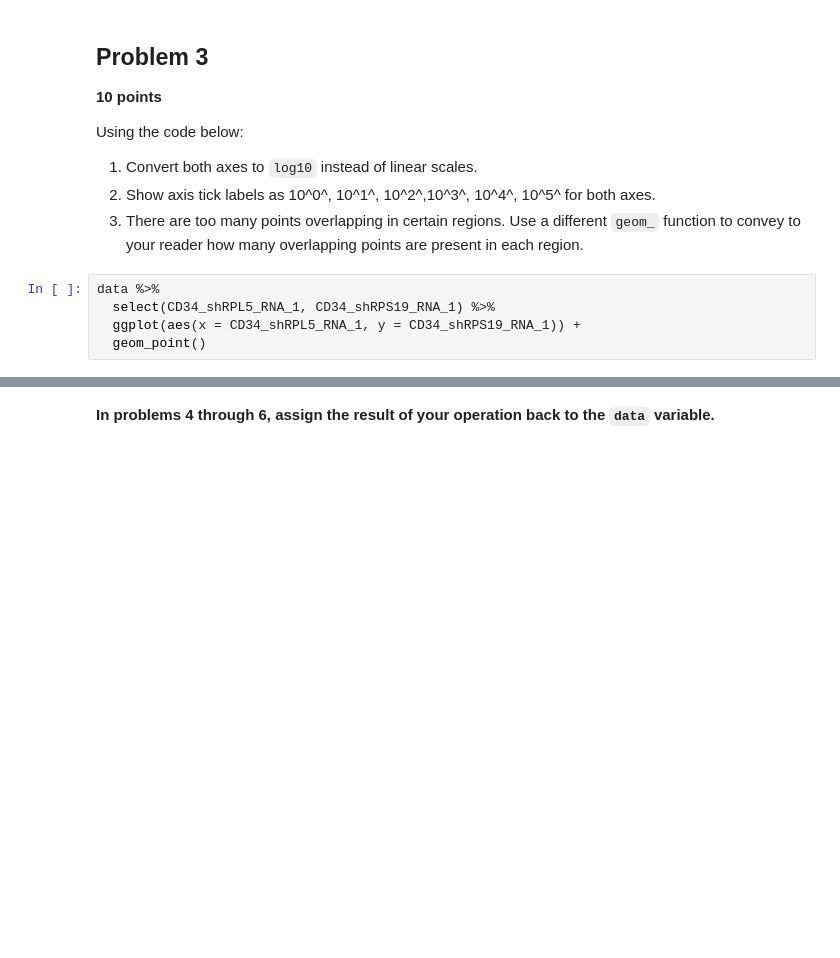
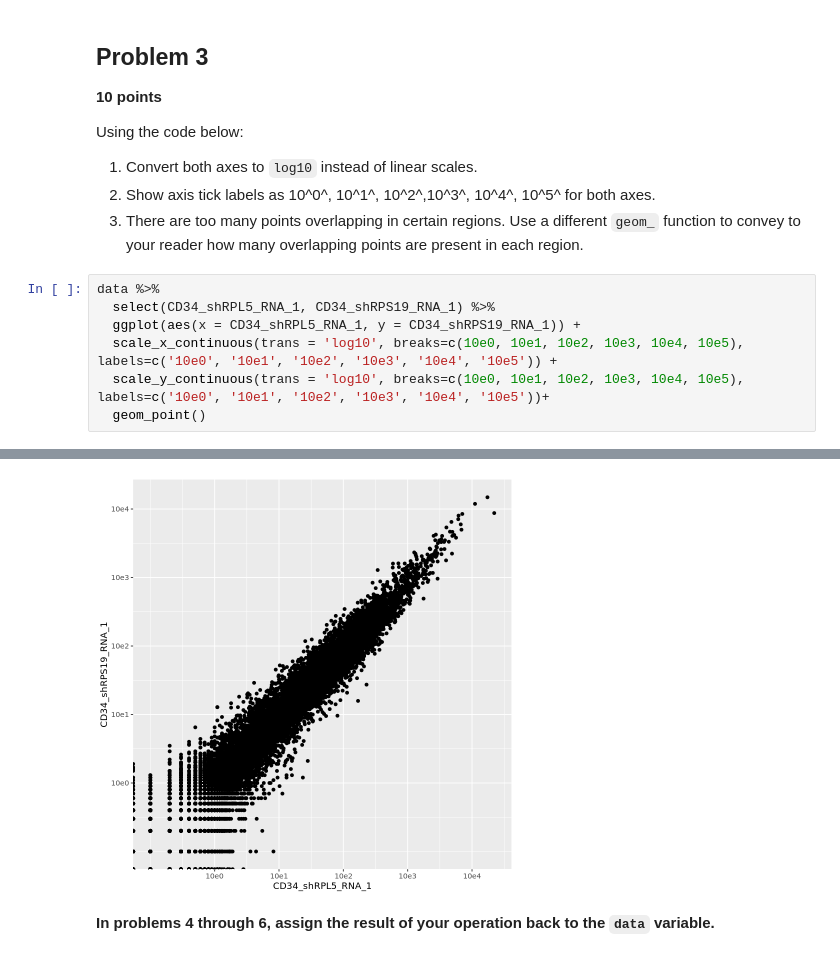
Before and after one commit to bchansen3/tfcb_2021, a Jupyter notebook: homeworks/homework06/homework06.ipynb, the cells around one changed output, grey strips where cells are left out. Cells and saved outputs as stored; diff of their text form; blank space fills up the shorter version.

```diff
--- a/homeworks/homework06/homework06.ipynb
+++ b/homeworks/homework06/homework06.ipynb
@@ -145,8 +139,11 @@ Using the code below:
 3. There are too many points overlapping in certain regions. Use a different
 `geom_` function to convey to your reader how many overlapping points are present
 in each region.
-# %%
-data %>%
-  select(CD34_shRPL5_RNA_1, CD34_shRPS19_RNA_1) %>%
-  ggplot(aes(x = CD34_shRPL5_RNA_1, y = CD34_shRPS19_RNA_1)) +
-  geom_point()
+# %%
+data %>%
+  select(CD34_shRPL5_RNA_1, CD34_shRPS19_RNA_1) %>%
+  ggplot(aes(x = CD34_shRPL5_RNA_1, y = CD34_shRPS19_RNA_1)) +
+  scale_x_continuous(trans = 'log10', breaks=c(10e0, 10e1, 10e2, 10e3, 10e4, 10e5), labels=c('10e0', '10e1', '10e2', '10e3', '10e4', '10e5')) +
+  scale_y_continuous(trans = 'log10', breaks=c(10e0, 10e1, 10e2, 10e3, 10e4, 10e5), labels=c('10e0', '10e1', '10e2', '10e3', '10e4', '10e5'))+
+  geom_point()
+# %% [output]
@@ -153,3 +154,4 @@ data %>%
+[figure, added]
 # %% [markdown]
 **In problems 4 through 6, assign the result of your operation back to the `data`
 variable.**
```
Also changed, not shown: parts of 6 cells of this notebook.
